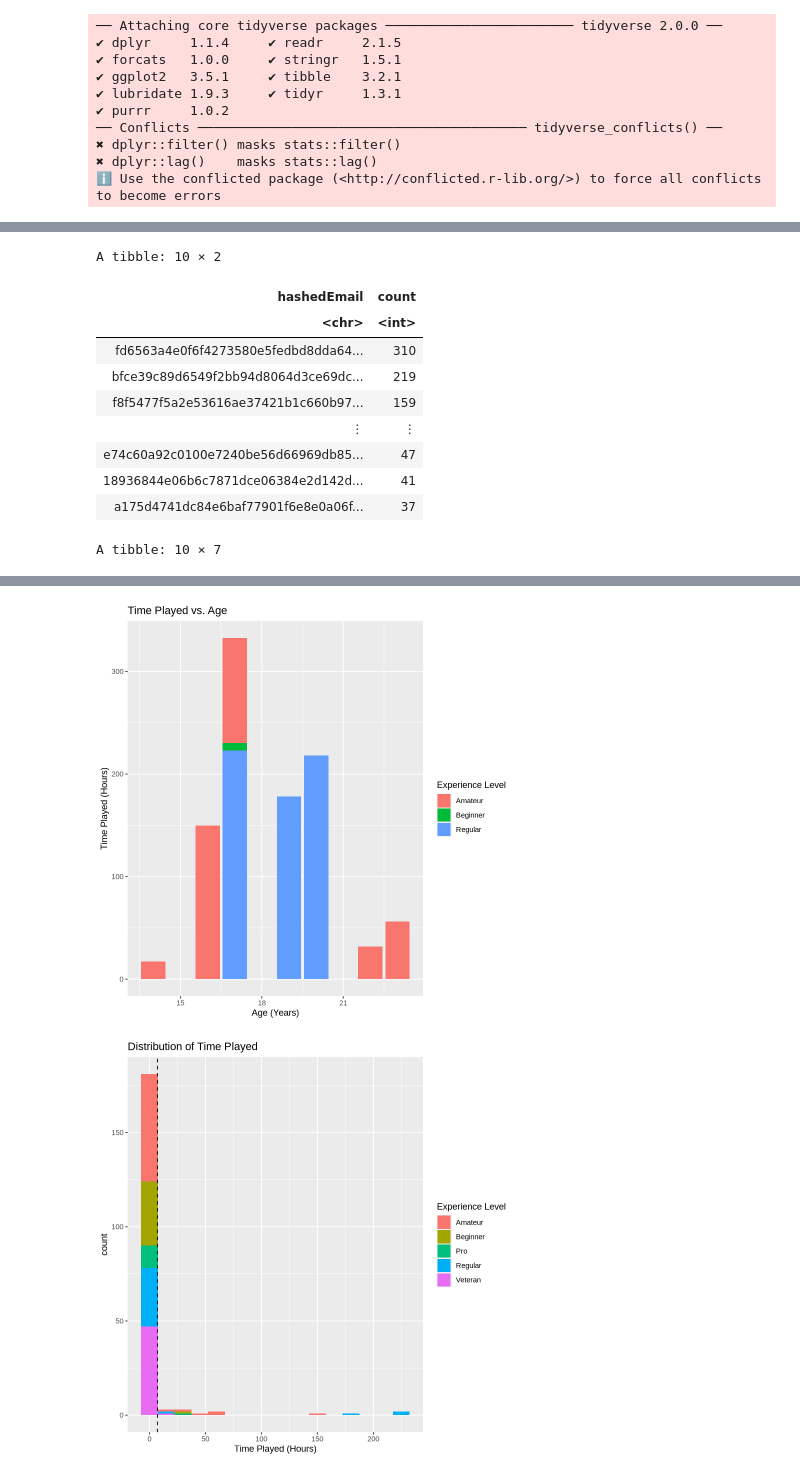
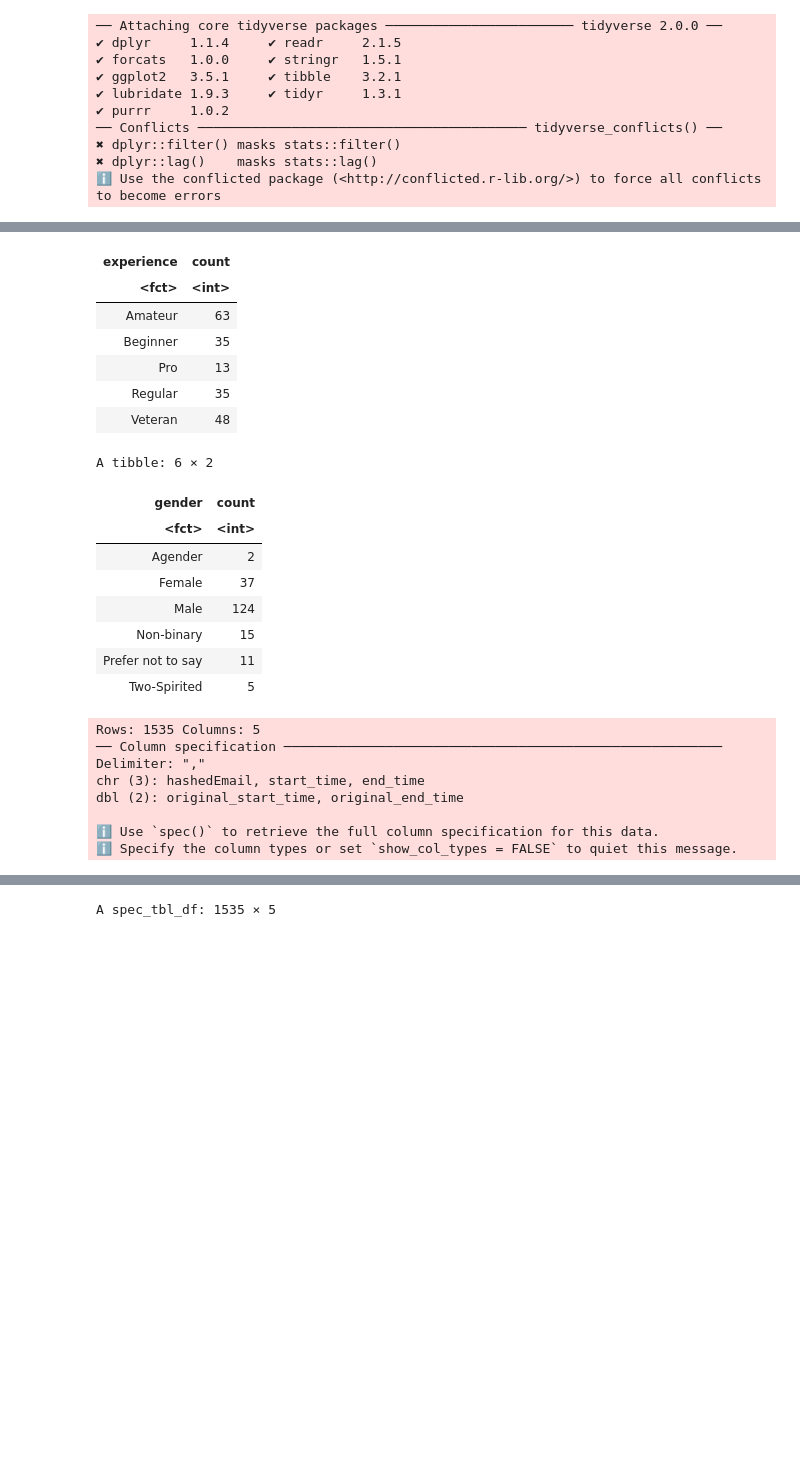
Before and after one commit to cynthiawei12-hub/DSCI100Individual, a Jupyter notebook: DSCIProjectInidividual.ipynb, the cells around one changed output, grey strips where cells are left out. Saved outputs shown, nothing was run; the diff lists cells and outputs as text; code cells hidden in the pictures; blank space fills up the shorter version.

```diff
--- a/DSCIProjectInidividual.ipynb
+++ b/DSCIProjectInidividual.ipynb
@@ -16,12 +62,11 @@ options(repr.matrix.max.rows=6)
 #reading players data
 players_data <- read_csv("https://raw.githubusercontent.com/cynthiawei12-hub/DSCI100Individual/refs/heads/main/data/players.csv")
 
-#wrangle players data
+#wrangling players data
 players_data_wrangle <- players_data |>
                         drop_na (experience,subscribe, hashedEmail, played_hours, name, gender, Age) |>
                         arrange (-played_hours, Age) |>
-                        mutate (
-                                experience =as.factor (experience),
+                        mutate (experience =as.factor (experience),
                                 gender = as.factor (gender),
                                 Age = as.numeric (Age))
 players_data_wrangle
@@ -30,24 +75,36 @@ players_data_wrangle
 mean_players_data <- players_data_wrangle |>
                         select (played_hours, Age) |>
                         map_df (mean, na.rm=TRUE)
+mean_players_data
+
+#Summary statistics from players data set
+experience_counts <- players_data_wrangle |>
+                group_by (experience) |>
+                summarize (count=n())
+experience_counts
+
+gender_counts <- players_data_wrangle |>
+                group_by (gender) |>
+                summarize (count=n())
+gender_counts
 
 #reading sessions data
 sessions_data <- read_csv("https://raw.githubusercontent.com/cynthiawei12-hub/DSCI100Individual/refs/heads/main/data/sessions.csv")
 sessions_data
 
-#Players that contribute the most data
+#Top 10 Players that played the most hours
 session_data_wrangle <- sessions_data |>
                         group_by (hashedEmail) |>
                         summarize (count=n()) |>
                         slice_max(order_by=count, n=10)
 session_data_wrangle
 
-#Top Players Data
+#Top 10 Players Data
 top_players <- players_data_wrangle |>
                 semi_join (session_data_wrangle,by="hashedEmail")
 top_players
 
-#Top Players Visualization
+#Top 10 Players Visualization
 top_players_bar <- top_players |>
                     ggplot (aes (x=Age, y=played_hours, fill=experience)) +
                     geom_bar (stat="identity") +
@@ -106,11 +150,24 @@ A spec_tbl_df: 1535 × 5
+| experience | count |
+| <fct> | <int> |
+| Amateur | 63 |
+| Beginner | 35 |
+| Pro | 13 |
+| Regular | 35 |
+| Veteran | 48 |
-A tibble: 10 × 2
+A tibble: 6 × 2
-| hashedEmail | count |
-| <chr> | <int> |
-| fd6563a4e0f6f4273580e5fedbd8dda64... | 310 |
-| bfce39c89d6549f2bb94d8064d3ce69dc... | 219 |
-| f8f5477f5a2e53616ae37421b1c660b97... | 159 |
-| ⋮ | ⋮ |
-| e74c60a92c0100e7240be56d66969db85... | 47 |
-| 18936844e06b6c7871dce06384e2d142d... | 41 |
-| a175d4741dc84e6baf77901f6e8e0a06f... | 37 |
+| gender | count |
+| <fct> | <int> |
+| Agender | 2 |
+| Female | 37 |
+| Male | 124 |
+| Non-binary | 15 |
+| Prefer not to say | 11 |
+| Two-Spirited | 5 |
-A tibble: 10 × 7
+Rows: 1535 Columns: 5
+── Column specification ────────────────────────────────────────────────────────
+Delimiter: ","
+chr (3): hashedEmail, start_time, end_time
+dbl (2): original_start_time, original_end_time
+
+ℹ Use `spec()` to retrieve the full column specification for this data.
+ℹ Specify the column types or set `show_col_types = FALSE` to quiet this message.
@@ -126,2 +174 @@ A tibble: 10 × 7
-[figure, removed]
-[figure, removed]
+A spec_tbl_df: 1535 × 5
```
Also changed, not shown: parts of 9 cells of this notebook.
